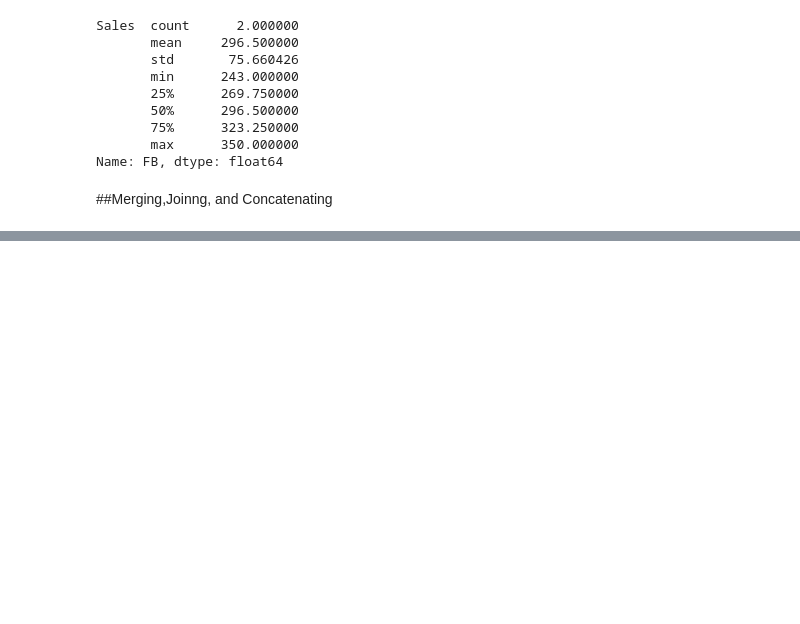
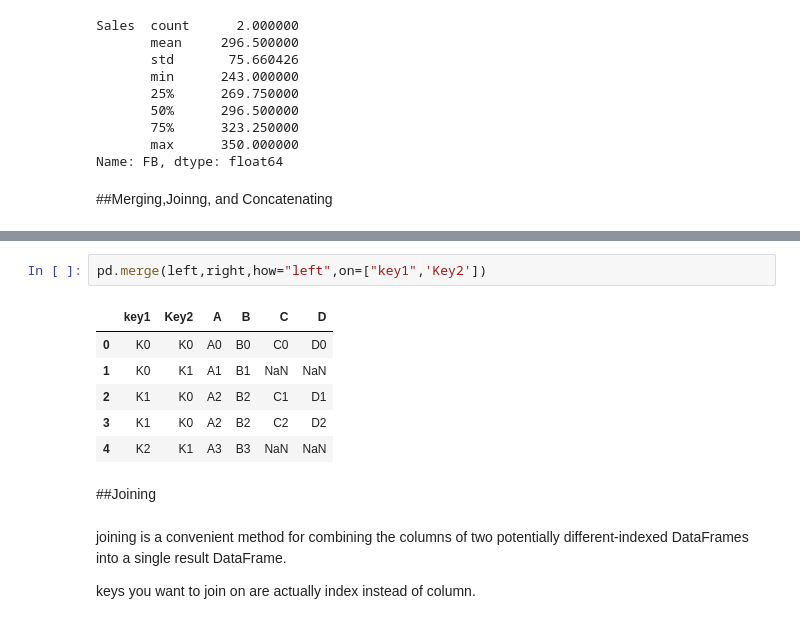
Before and after one commit to ZarinSaima333/Python-libraries-for-Data-Science, a Jupyter notebook: Pandas_Data_Analysis.ipynb, the cells around one changed output, grey strips where cells are left out. Drawn from its saved outputs; the diff is of its cells as text; blank space fills up the shorter version.

```diff
--- a/Pandas_Data_Analysis.ipynb
+++ b/Pandas_Data_Analysis.ipynb
@@ -835,0 +977,16 @@ NameError: name 'pd' is not defined
+# %%
+pd.merge(left,right,how="left",on=["key1",'Key2'])
+# %% [output]
+|  | key1 | Key2 | A | B | C | D |
+| 0 | K0 | K0 | A0 | B0 | C0 | D0 |
+| 1 | K0 | K1 | A1 | B1 | NaN | NaN |
+| 2 | K1 | K0 | A2 | B2 | C1 | D1 |
+| 3 | K1 | K0 | A2 | B2 | C2 | D2 |
+| 4 | K2 | K1 | A3 | B3 | NaN | NaN |
+# %% [markdown]
+##Joining
+# %% [markdown]
+joining is a convenient method for combining the columns of two potentially different-indexed DataFrames into a single result DataFrame.
+
+
+keys you want to join on are actually index instead of column.
```
Also changed, not shown: parts of 80 cells of this notebook.
